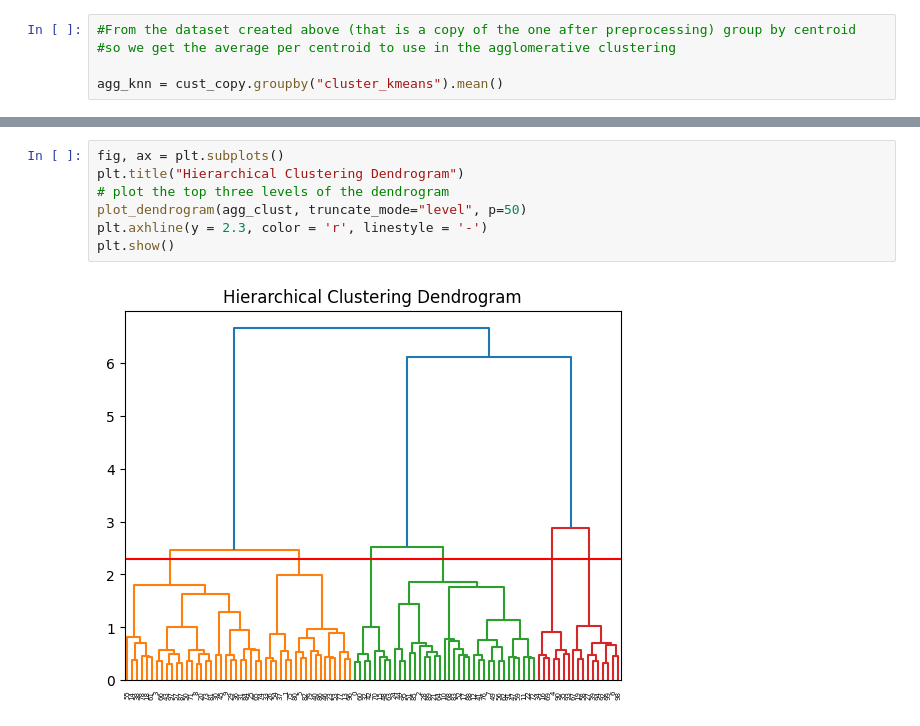
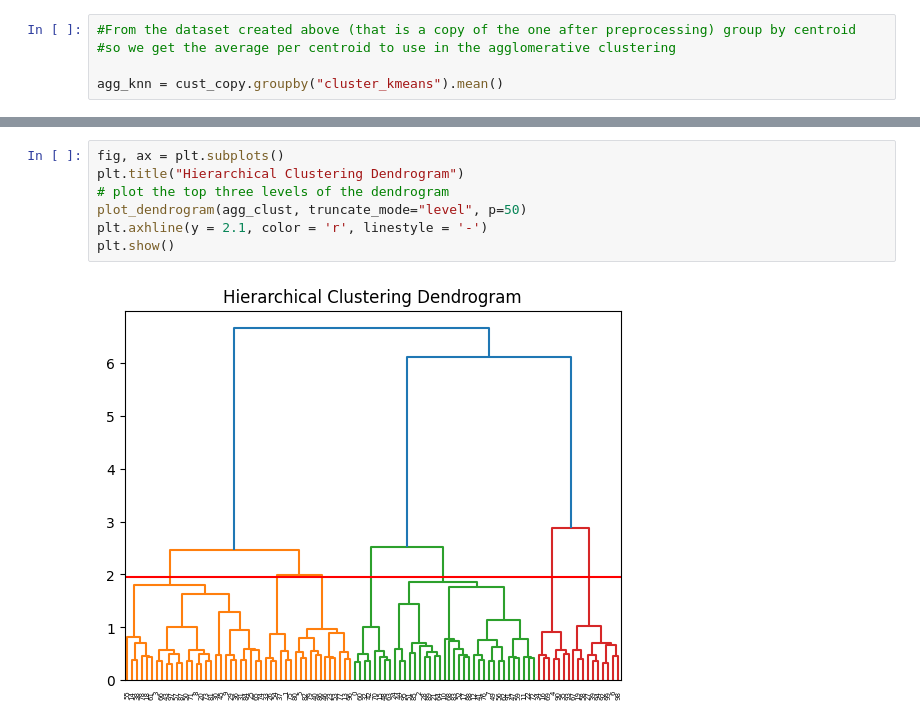
Before and after one commit to JoaoF7/Project-ML, a Jupyter notebook: Preprocessing.ipynb, the cells around one changed output, grey strips where cells are left out. Drawn from its saved outputs; the diff is of its cells as text.

```diff
--- a/Preprocessing.ipynb
+++ b/Preprocessing.ipynb
@@ -311,9 +315,9 @@ agg_clust = AgglomerativeClustering(linkage='ward', distance_threshold=0, n_clus
 # %%
 fig, ax = plt.subplots()
 plt.title("Hierarchical Clustering Dendrogram")
 # plot the top three levels of the dendrogram
 plot_dendrogram(agg_clust, truncate_mode="level", p=50)
-plt.axhline(y = 2.3, color = 'r', linestyle = '-')
+plt.axhline(y = 2.1, color = 'r', linestyle = '-')
 plt.show()
 # %% [output]
-[figure, old version]
+[figure, new version]
```
Also changed, not shown: parts of 9 cells of this notebook, 1 other file.
